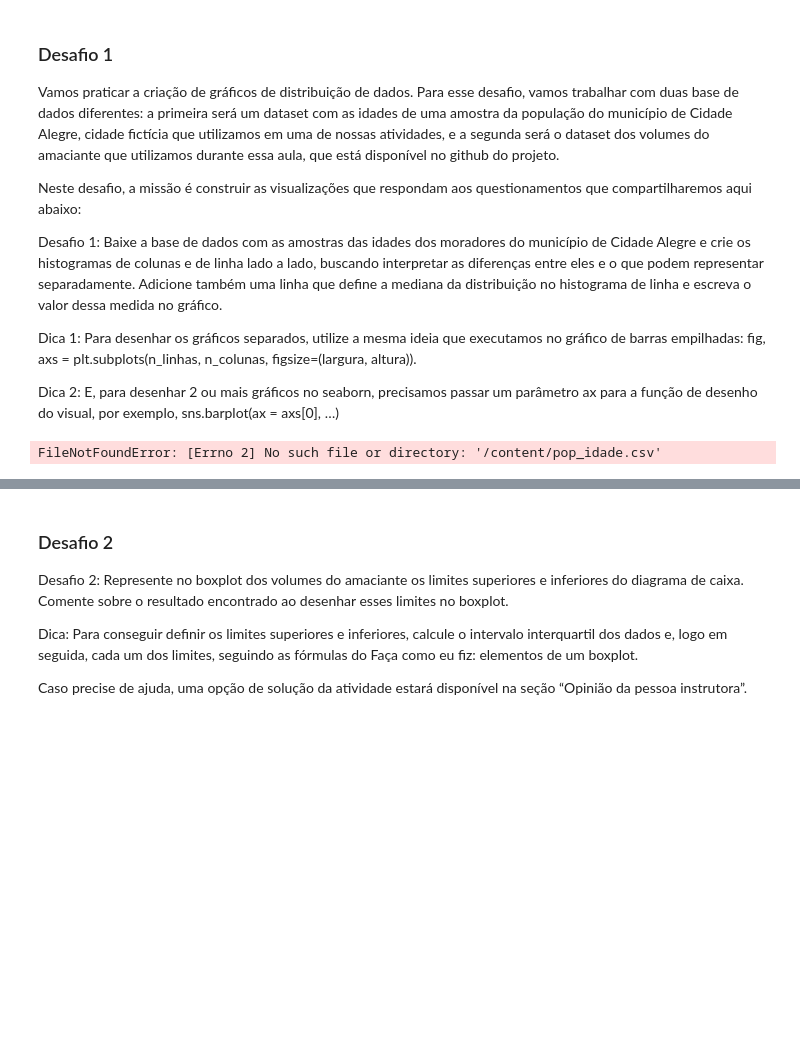
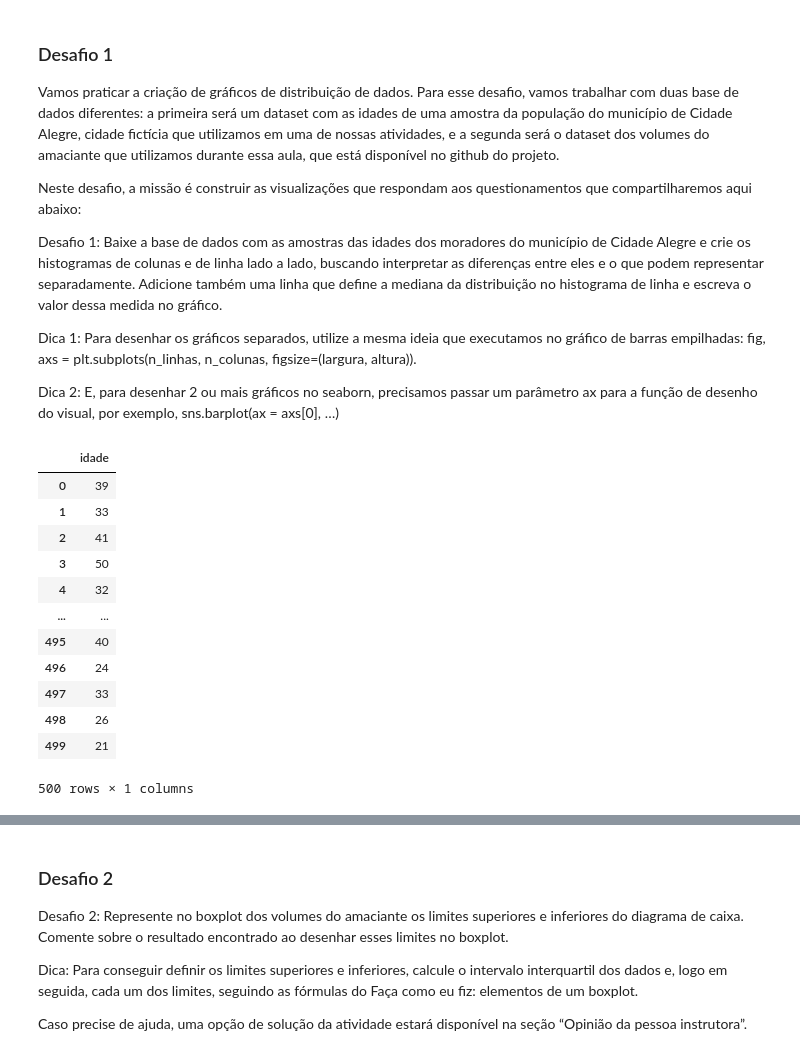
Before and after one commit to Lucas-lcs26/alura, a Jupyter notebook: Avançando em Data Science com Python/2 - Data Visualization gráficos de comparação e distribuição/Hora+da+prática.ipynb, the cells around one changed output, grey strips where cells are left out. Drawn from its saved outputs; the diff is of its cells as text; code cells hidden in the pictures; blank space fills up the shorter version.

```diff
--- a/Avançando em Data Science com Python/2 - Data Visualization gráficos de comparação e distribuição/Hora+da+prática.ipynb
+++ b/Avançando em Data Science com Python/2 - Data Visualization gráficos de comparação e distribuição/Hora+da+prática.ipynb
@@ -689,11 +491,23 @@ Dica 2: E, para desenhar 2 ou mais gráficos no seaborn, precisamos passar um pa
 import pandas as pd
 import matplotlib.pyplot as plt
 import seaborn as sns
-# %%
-pop_idade = pd.read_csv('/content/pop_idade.csv')
-pop_idade
-# %% [output]
-FileNotFoundError: [Errno 2] No such file or directory: '/content/pop_idade.csv'
+# %%
+pop_idade = pd.read_csv('https://raw.githubusercontent.com/Lucas-lcs26/alura/main/Avan%C3%A7ando%20em%20Data%20Science%20com%20Python/2%20-%20Data%20Visualization%20gr%C3%A1ficos%20de%20compara%C3%A7%C3%A3o%20e%20distribui%C3%A7%C3%A3o/pop_idade.csv')
+pop_idade
+# %% [output]
+|  | idade |
+| 0 | 39 |
+| 1 | 33 |
+| 2 | 41 |
+| 3 | 50 |
+| 4 | 32 |
+| ... | ... |
+| 495 | 40 |
+| 496 | 24 |
+| 497 | 33 |
+| 498 | 26 |
+| 499 | 21 |
+500 rows × 1 columns
 # %%
 fig, ax  = plt.subplots(2,1, figsize= (12,8))
 sns.set_theme(style="white")
```
Also changed, not shown: parts of 29 cells of this notebook, 2 other files.
